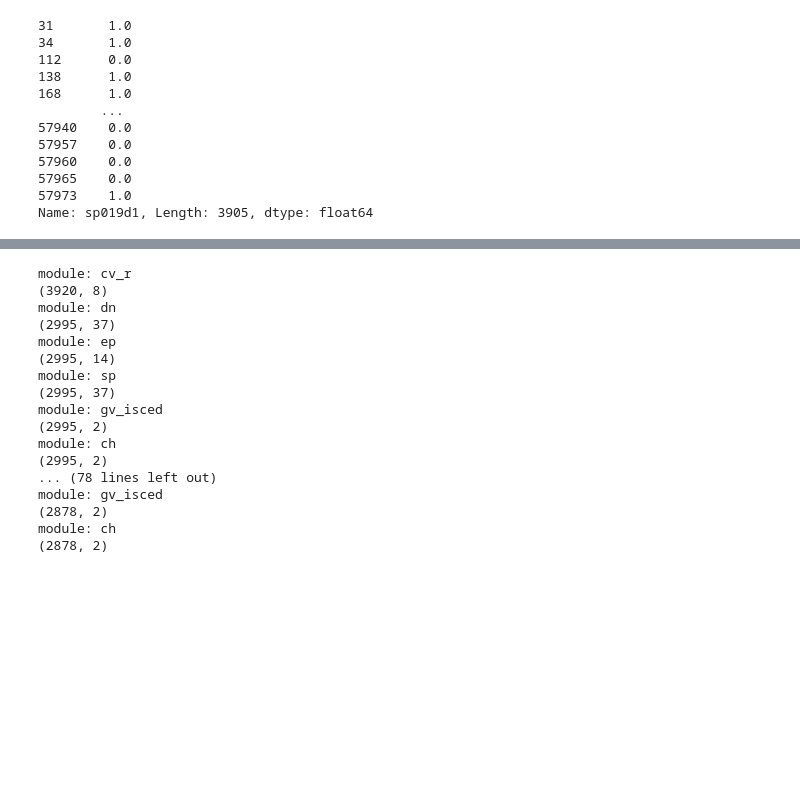
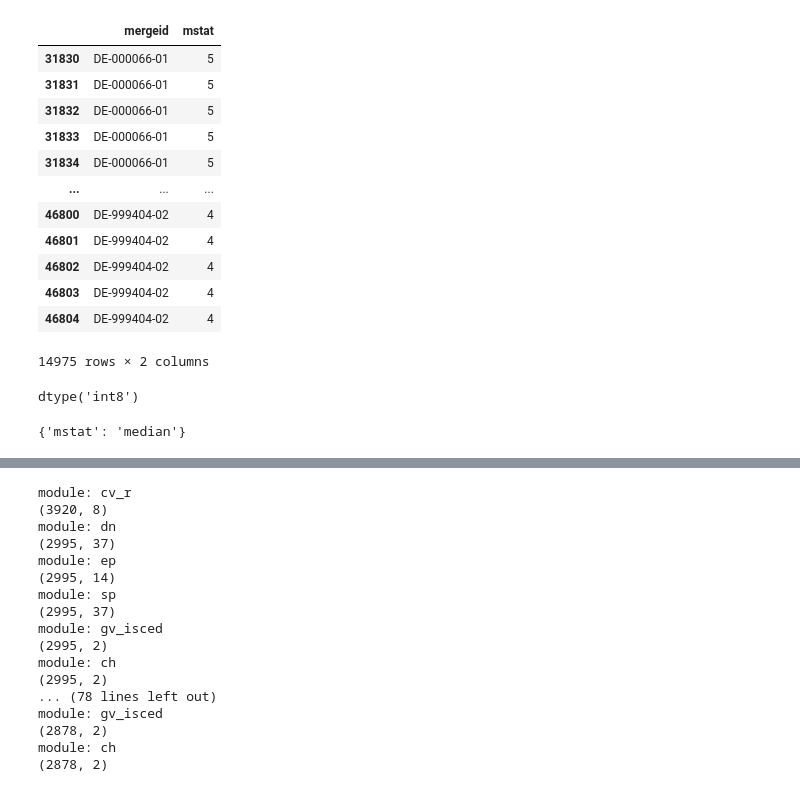
Before and after one commit to segsell/elder_care, a Jupyter notebook: src/elder_care/sandbox/estimation_data_new.ipynb, the cells around one changed output, grey strips where cells are left out. Cells and saved outputs as stored; diff of their text form; code cells hidden in the pictures; blank space fills up the shorter version.

Commit message:
Use gv_imputations module for mstat info

```diff
--- a/src/elder_care/sandbox/estimation_data_new.ipynb
+++ b/src/elder_care/sandbox/estimation_data_new.ipynb
@@ -20,16 +9,0 @@ def load_and_rename_wave_data(wave):
-# %%
-data = load_and_rename_wave_data(wave=4)
-data[data["sp019d1"].notna()]["sp019d1"]
-# %% [output]
-31       1.0
-34       1.0
-112      0.0
-138      1.0
-168      1.0
-        ...
-57940    0.0
-57957    0.0
-57960    0.0
-57965    0.0
-57973    1.0
-Name: sp019d1, Length: 3905, dtype: float64
@@ -35,0 +40,31 @@ Name: sp019d1, Length: 3905, dtype: float64
+# %%
+wave = 1
+module = "gv_imputations"
+module_file = SRC / f"data/sharew{wave}/sharew{wave}_rel8-0-0_{module}.dta"
+data = pd.read_stata(module_file, convert_categoricals=False)
+data = data[data["country"] == 12]
+# %%
+args = ["mstat"]
+
+# Select columns 'mergeid' and the specified args
+selected_columns = ["mergeid"] + args
+data = data[selected_columns]
+
+# Group the data by 'mergeid'
+grouped_data = data.groupby("mergeid")
+# %%
+data
+# %% [output]
+|  | mergeid | mstat |
+| 31830 | DE-000066-01 | 5 |
+| 31831 | DE-000066-01 | 5 |
+| 31832 | DE-000066-01 | 5 |
+| 31833 | DE-000066-01 | 5 |
+| 31834 | DE-000066-01 | 5 |
+| ... | ... | ... |
+| 46800 | DE-999404-02 | 4 |
+| 46801 | DE-999404-02 | 4 |
+| 46802 | DE-999404-02 | 4 |
+| 46803 | DE-999404-02 | 4 |
+| 46804 | DE-999404-02 | 4 |
+14975 rows × 2 columns
@@ -35,0 +79,8 @@ Name: sp019d1, Length: 3905, dtype: float64
+# %%
+dtype
+# %% [output]
+dtype('int8')
+# %%
+aggregation_methods
+# %% [output]
+{'mstat': 'median'}
```
Also changed, not shown: parts of 97 cells of this notebook.
